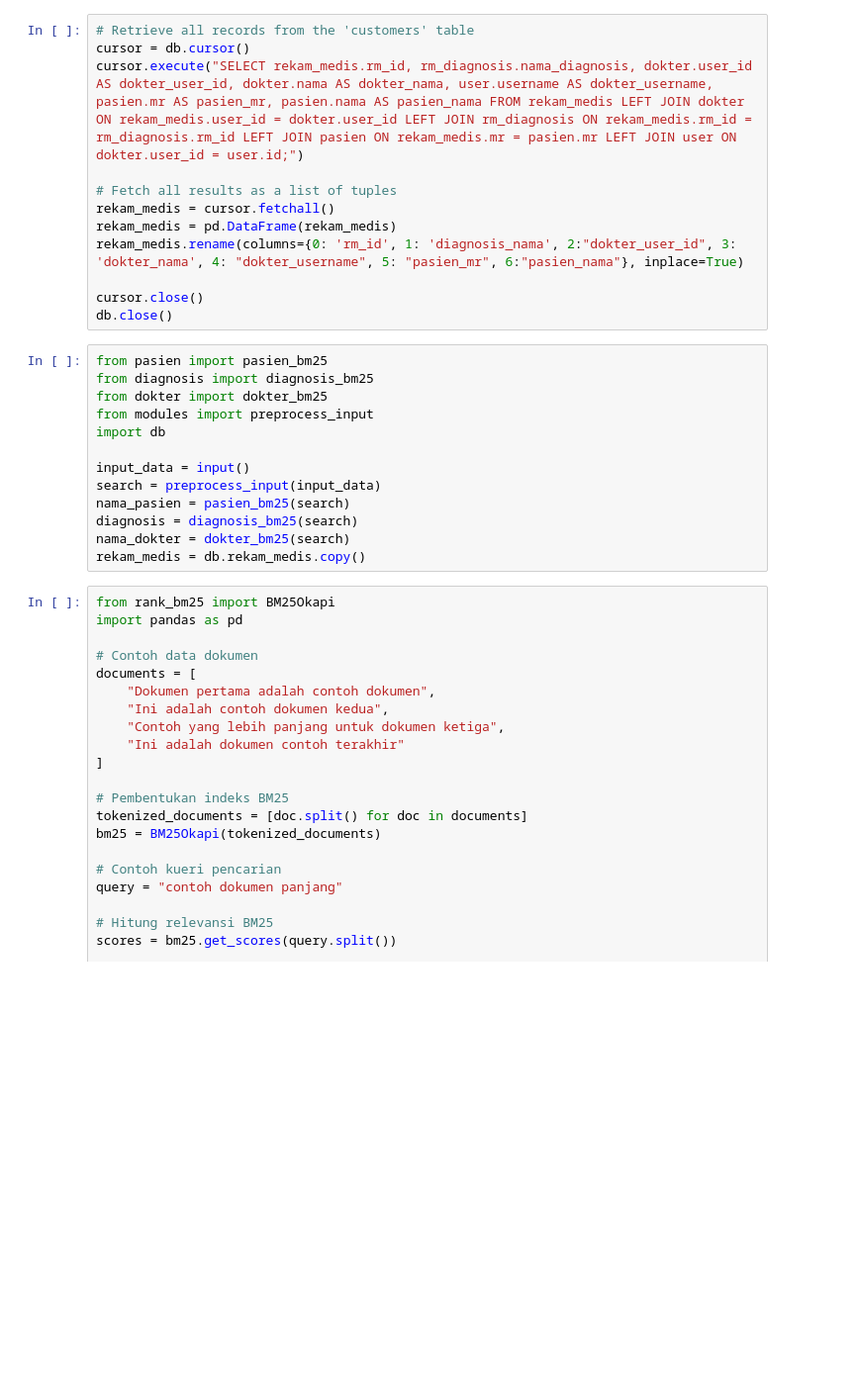
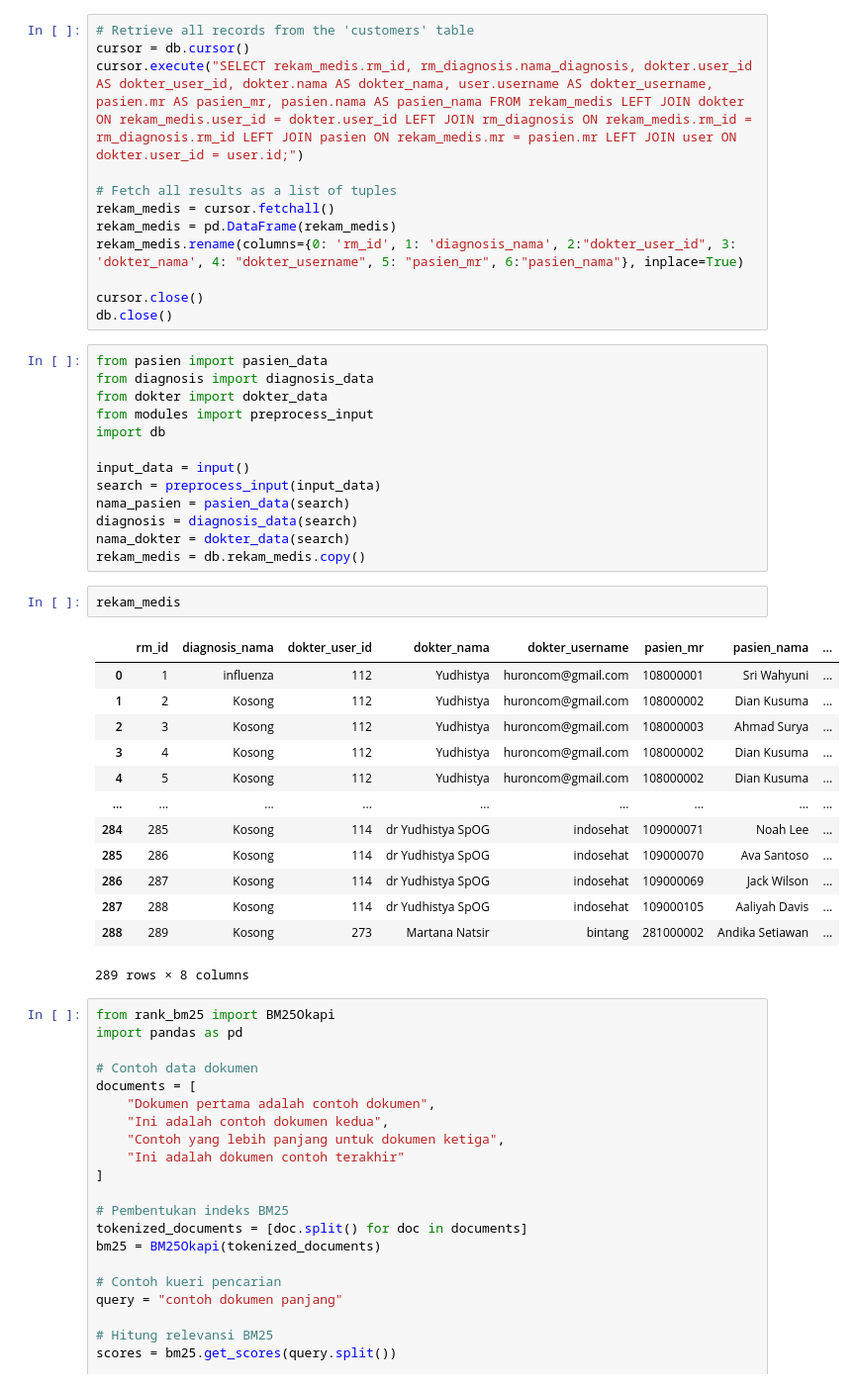
Before and after one commit to muftialroaz/rekmed-flask, a Jupyter notebook: main.ipynb, the cells around one changed output. Shown at 99% size. Drawn from its saved outputs; the diff is of its cells as text; blank space fills up the shorter version.

```diff
--- a/main.ipynb
+++ b/main.ipynb
@@ -140,18 +140,34 @@ rekam_medis.rename(columns={0: 'rm_id', 1: 'diagnosis_nama', 2:"dokter_user_id",
 cursor.close()
 db.close()
 # %%
-from pasien import pasien_bm25
-from diagnosis import diagnosis_bm25
-from dokter import dokter_bm25
+from pasien import pasien_data
+from diagnosis import diagnosis_data
+from dokter import dokter_data
 from modules import preprocess_input
 import db
 
 input_data = input()
 search = preprocess_input(input_data)
-nama_pasien = pasien_bm25(search)
-diagnosis = diagnosis_bm25(search)
-nama_dokter = dokter_bm25(search)
+nama_pasien = pasien_data(search)
+diagnosis = diagnosis_data(search)
+nama_dokter = dokter_data(search)
 rekam_medis = db.rekam_medis.copy()
+# %%
+rekam_medis
+# %% [output]
+|  | rm_id | diagnosis_nama | dokter_user_id | dokter_nama | dokter_username | pasien_mr | pasien_nama | ... |
+| 0 | 1 | influenza | 112 | Yudhistya | huroncom@gmail.com | 108000001 | Sri Wahyuni | ... |
+| 1 | 2 | Kosong | 112 | Yudhistya | huroncom@gmail.com | 108000002 | Dian Kusuma | ... |
+| 2 | 3 | Kosong | 112 | Yudhistya | huroncom@gmail.com | 108000003 | Ahmad Surya | ... |
+| 3 | 4 | Kosong | 112 | Yudhistya | huroncom@gmail.com | 108000002 | Dian Kusuma | ... |
+| 4 | 5 | Kosong | 112 | Yudhistya | huroncom@gmail.com | 108000002 | Dian Kusuma | ... |
+| ... | ... | ... | ... | ... | ... | ... | ... | ... |
+| 284 | 285 | Kosong | 114 | dr Yudhistya SpOG | indosehat | 109000071 | Noah Lee | ... |
+| 285 | 286 | Kosong | 114 | dr Yudhistya SpOG | indosehat | 109000070 | Ava Santoso | ... |
+| 286 | 287 | Kosong | 114 | dr Yudhistya SpOG | indosehat | 109000069 | Jack Wilson | ... |
+| 287 | 288 | Kosong | 114 | dr Yudhistya SpOG | indosehat | 109000105 | Aaliyah Davis | ... |
+| 288 | 289 | Kosong | 273 | Martana Natsir | bintang | 281000002 | Andika Setiawan | ... |
+289 rows × 8 columns
 # %%
 from rank_bm25 import BM25Okapi
 import pandas as pd
```
Also changed, not shown: parts of 1 cell of this notebook, 2 other files.
